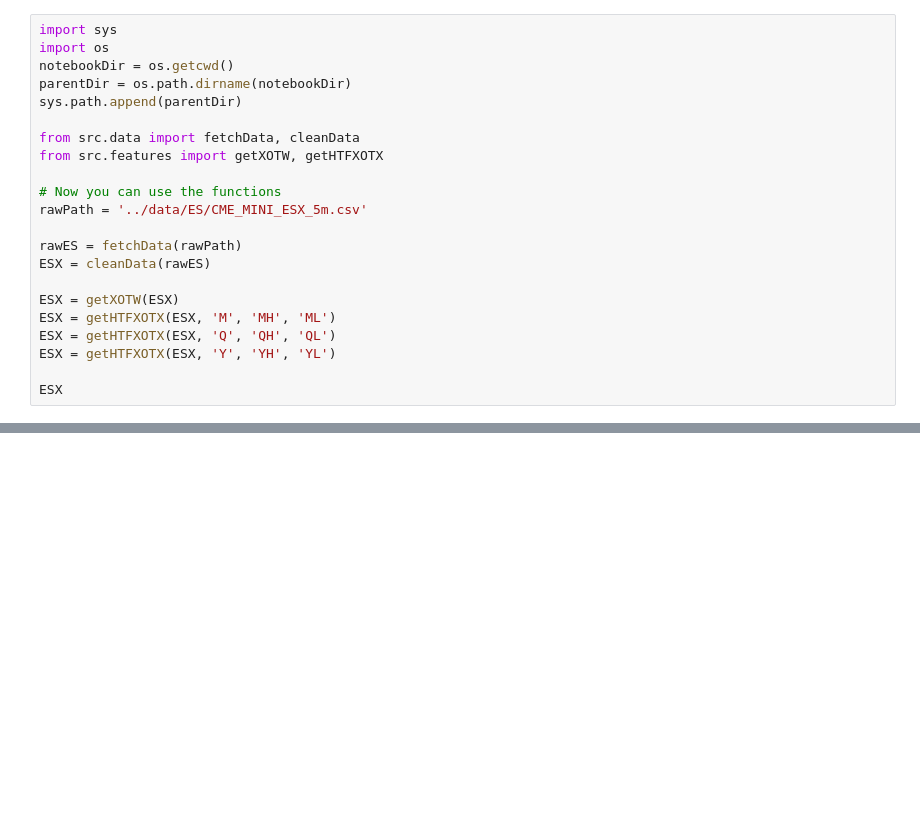
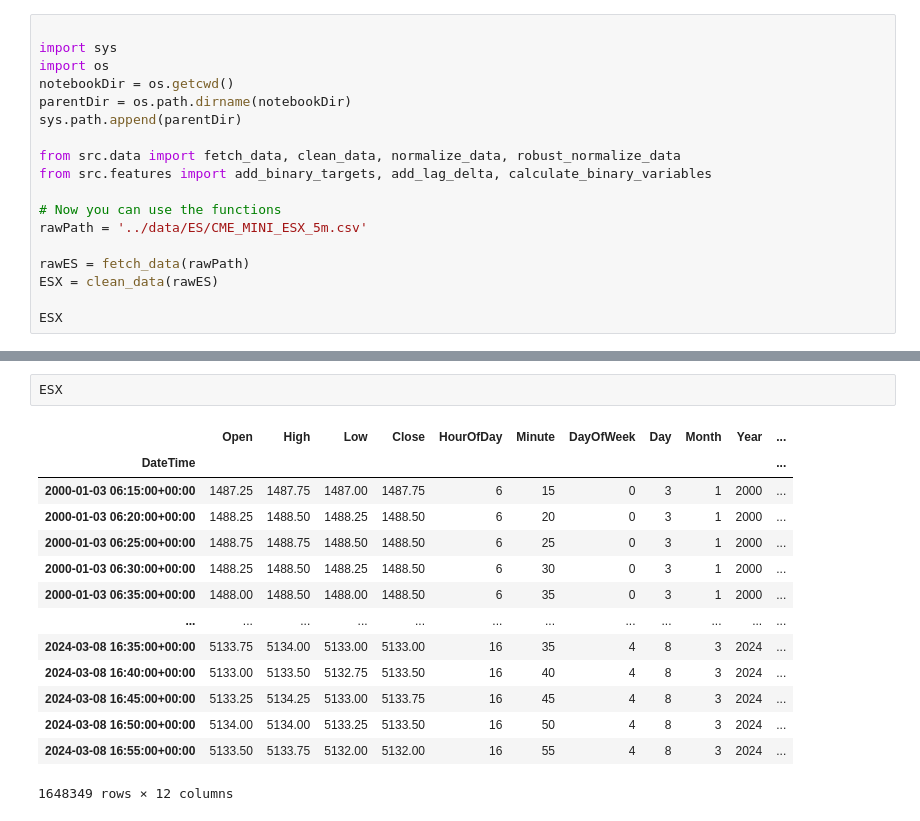
Before and after one commit to YepaResearch/QuantumBTP, a Jupyter notebook: notebooks/zLibTest.ipynb, the cells around one changed output, grey strips where cells are left out. Drawn from its saved outputs; the diff is of its cells as text; blank space fills up the shorter version.

```diff
--- a/notebooks/zLibTest.ipynb
+++ b/notebooks/zLibTest.ipynb
@@ -1,23 +1,19 @@
 # %%
+
 import sys
 import os
 notebookDir = os.getcwd()
 parentDir = os.path.dirname(notebookDir)
 sys.path.append(parentDir)
 
-from src.data import fetchData, cleanData
-from src.features import getXOTW, getHTFXOTX
+from src.data import fetch_data, clean_data, normalize_data, robust_normalize_data
+from src.features import add_binary_targets, add_lag_delta, calculate_binary_variables
 
 # Now you can use the functions
 rawPath = '../data/ES/CME_MINI_ESX_5m.csv'
 
-rawES = fetchData(rawPath)
-ESX = cleanData(rawES)
-
-ESX = getXOTW(ESX)
-ESX = getHTFXOTX(ESX, 'M', 'MH', 'ML')
-ESX = getHTFXOTX(ESX, 'Q', 'QH', 'QL')
-ESX = getHTFXOTX(ESX, 'Y', 'YH', 'YL')
+rawES = fetch_data(rawPath)
+ESX = clean_data(rawES)
 
 ESX
 # %% [output]
@@ -36,0 +43,17 @@ ESX
+# %%
+ESX
+# %% [output]
+|  | Open | High | Low | Close | HourOfDay | Minute | DayOfWeek | Day | Month | Year | ... |
+| DateTime |  |  |  |  |  |  |  |  |  |  | ... |
+| 2000-01-03 06:15:00+00:00 | 1487.25 | 1487.75 | 1487.00 | 1487.75 | 6 | 15 | 0 | 3 | 1 | 2000 | ... |
+| 2000-01-03 06:20:00+00:00 | 1488.25 | 1488.50 | 1488.25 | 1488.50 | 6 | 20 | 0 | 3 | 1 | 2000 | ... |
+| 2000-01-03 06:25:00+00:00 | 1488.75 | 1488.75 | 1488.50 | 1488.50 | 6 | 25 | 0 | 3 | 1 | 2000 | ... |
+| 2000-01-03 06:30:00+00:00 | 1488.25 | 1488.50 | 1488.25 | 1488.50 | 6 | 30 | 0 | 3 | 1 | 2000 | ... |
+| 2000-01-03 06:35:00+00:00 | 1488.00 | 1488.50 | 1488.00 | 1488.50 | 6 | 35 | 0 | 3 | 1 | 2000 | ... |
+| ... | ... | ... | ... | ... | ... | ... | ... | ... | ... | ... | ... |
+| 2024-03-08 16:35:00+00:00 | 5133.75 | 5134.00 | 5133.00 | 5133.00 | 16 | 35 | 4 | 8 | 3 | 2024 | ... |
+| 2024-03-08 16:40:00+00:00 | 5133.00 | 5133.50 | 5132.75 | 5133.50 | 16 | 40 | 4 | 8 | 3 | 2024 | ... |
+| 2024-03-08 16:45:00+00:00 | 5133.25 | 5134.25 | 5133.00 | 5133.75 | 16 | 45 | 4 | 8 | 3 | 2024 | ... |
+| 2024-03-08 16:50:00+00:00 | 5134.00 | 5134.00 | 5133.25 | 5133.50 | 16 | 50 | 4 | 8 | 3 | 2024 | ... |
+| 2024-03-08 16:55:00+00:00 | 5133.50 | 5133.75 | 5132.00 | 5132.00 | 16 | 55 | 4 | 8 | 3 | 2024 | ... |
+1648349 rows × 12 columns
```
Also changed, not shown: parts of 7 cells of this notebook, 5 other files.
